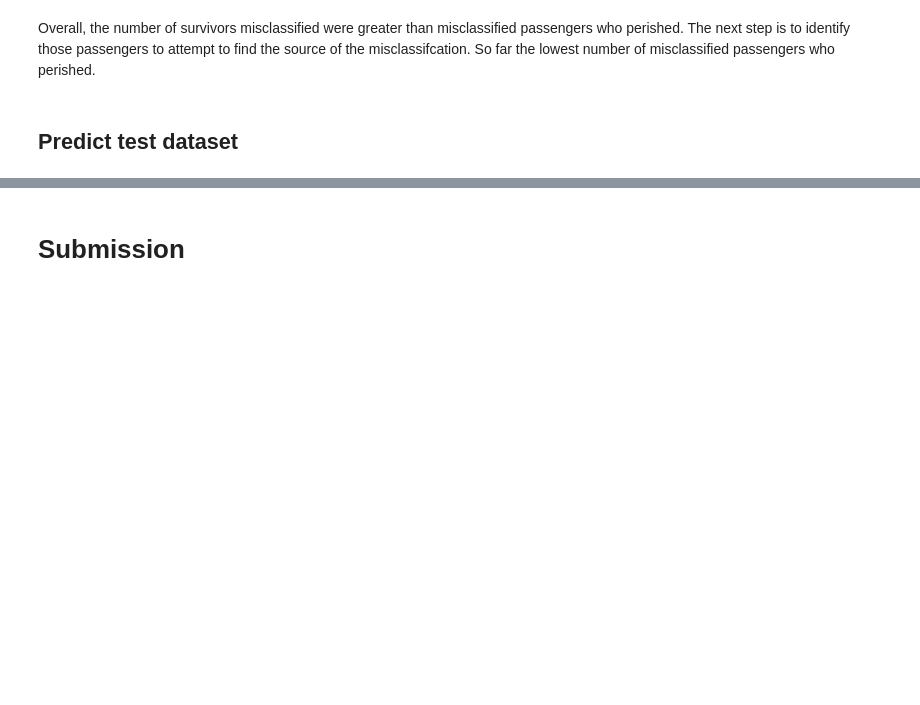
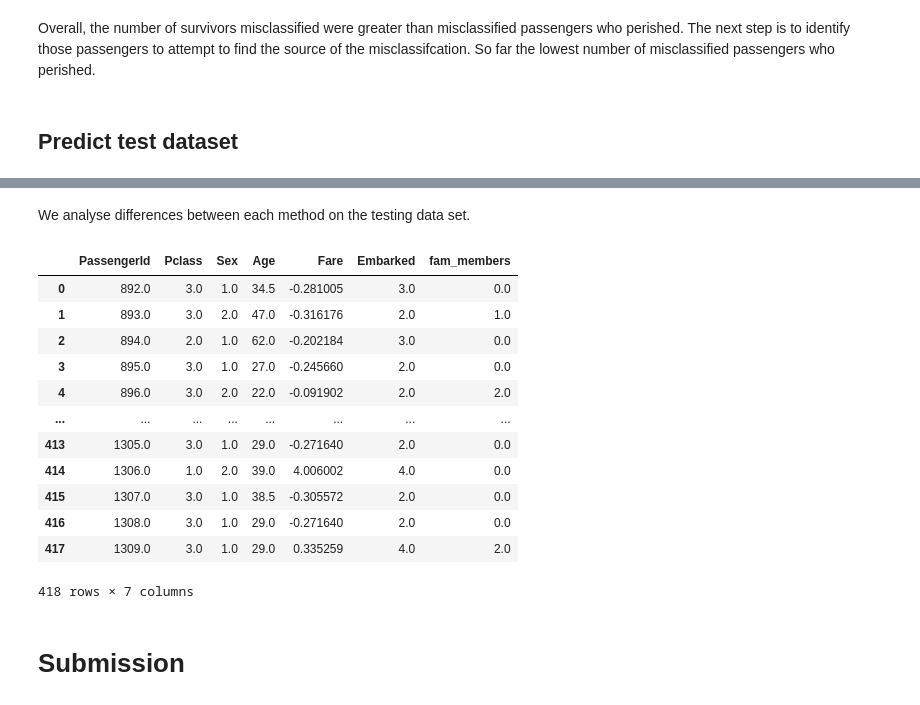
Before and after one commit to patRyserWelch8/KaggleTitanic, a Jupyter notebook: titanic.ipynb, the cells around one changed output, grey strips where cells are left out. Drawn from its saved outputs; the diff is of its cells as text; code cells hidden in the pictures; blank space fills up the shorter version.

Commit message:
Kaggle Notebook | Data preparation for ML techniques | Version 106

```diff
--- a/titanic.ipynb
+++ b/titanic.ipynb
@@ -1029,0 +1039,5 @@ Name: Age, dtype: float64
+# %%
+median_age = titanic_test.Age.median()
+IQR_age = titanic_test.Age.quantile(0.75) - titanic_test.Age.quantile(0.25)
+titanic_test.loc[:,"Age"] = (titanic_test.Age - median_age)/IQR_age
+titanic_test.Age.describe()
@@ -1196,6 +1217,8 @@ Fare           float64
 Embarked       float64
 fam_members    float64
 dtype: object
+# %%
+results_test = titanic_test.copy(deep = True)
 # %% [markdown]
 # Method : Logistic regression
 
@@ -3551,3 +3658,21 @@ ann
+# %% [markdown]
+We analyse differences between each method on the testing data set.
+# %%
+results_test
+# %% [output]
+|  | PassengerId | Pclass | Sex | Age | Fare | Embarked | fam_members |
+| 0 | 892.0 | 3.0 | 1.0 | 34.5 | -0.281005 | 3.0 | 0.0 |
+| 1 | 893.0 | 3.0 | 2.0 | 47.0 | -0.316176 | 2.0 | 1.0 |
+| 2 | 894.0 | 2.0 | 1.0 | 62.0 | -0.202184 | 3.0 | 0.0 |
+| 3 | 895.0 | 3.0 | 1.0 | 27.0 | -0.245660 | 2.0 | 0.0 |
+| 4 | 896.0 | 3.0 | 2.0 | 22.0 | -0.091902 | 2.0 | 2.0 |
+| ... | ... | ... | ... | ... | ... | ... | ... |
+| 413 | 1305.0 | 3.0 | 1.0 | 29.0 | -0.271640 | 2.0 | 0.0 |
+| 414 | 1306.0 | 1.0 | 2.0 | 39.0 | 4.006002 | 4.0 | 0.0 |
+| 415 | 1307.0 | 3.0 | 1.0 | 38.5 | -0.305572 | 2.0 | 0.0 |
+| 416 | 1308.0 | 3.0 | 1.0 | 29.0 | -0.271640 | 2.0 | 0.0 |
+| 417 | 1309.0 | 3.0 | 1.0 | 29.0 | 0.335259 | 4.0 | 2.0 |
+418 rows × 7 columns
 # %% [markdown]
 # Submission
 # %%
```
Also changed, not shown: parts of 27 cells of this notebook.
